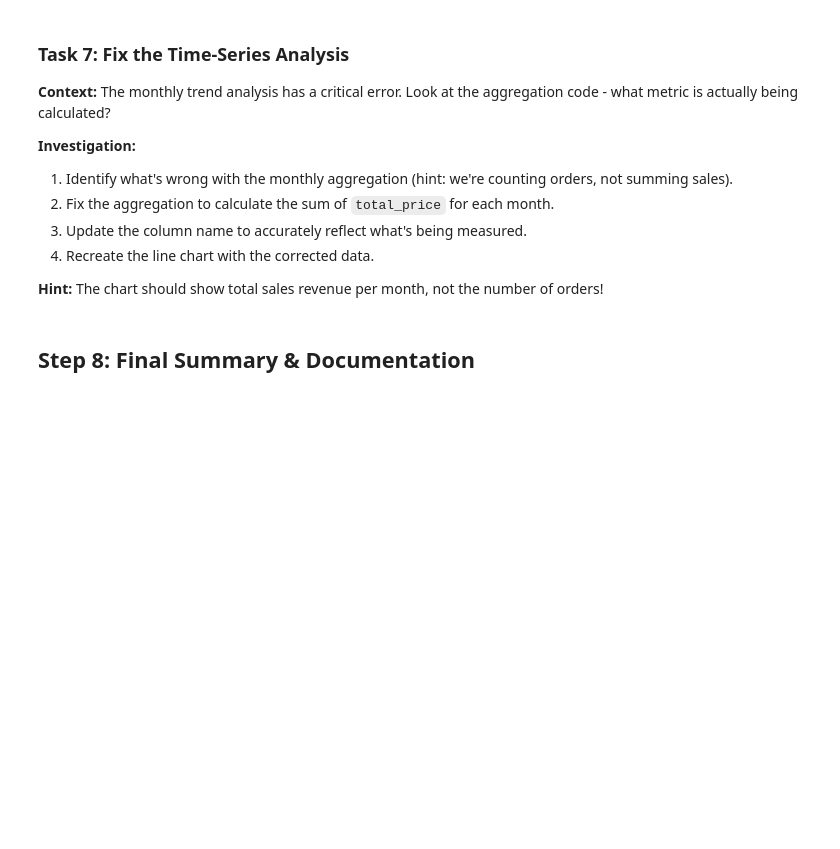
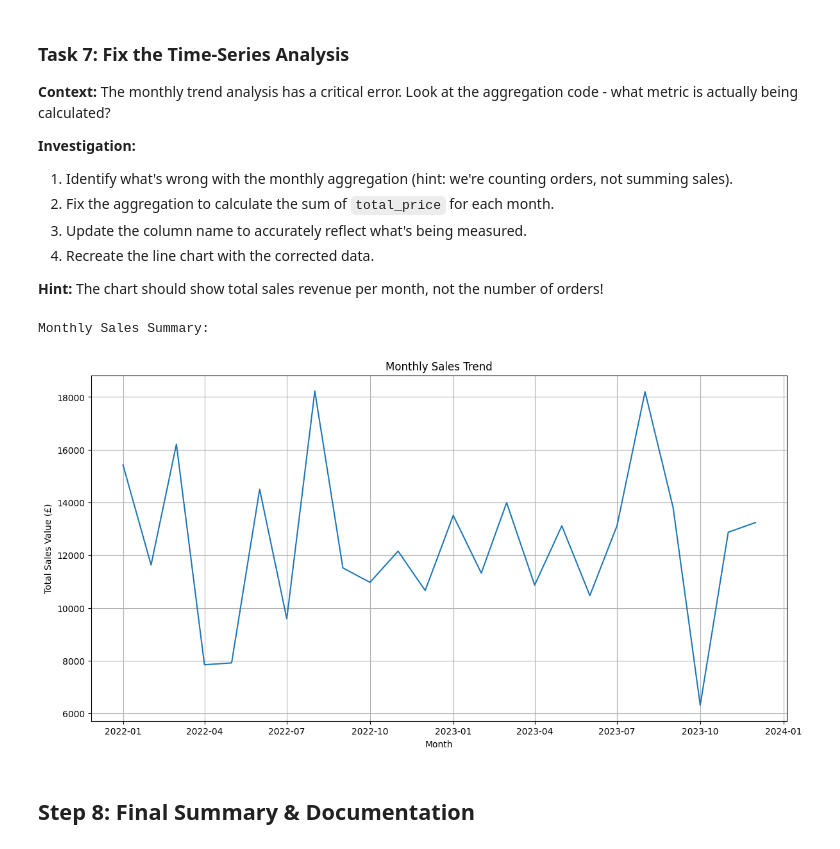
Before and after one commit to JEHOIADAJOSEPH/data-analysis-with-python, a Jupyter notebook: Week_10/Workshop_Week_10_Flawed_Data_Analysis.ipynb, the cells around one changed output. Drawn from its saved outputs; the diff is of its cells as text; code cells hidden in the pictures; blank space fills up the shorter version.

```diff
--- a/Week_10/Workshop_Week_10_Flawed_Data_Analysis.ipynb
+++ b/Week_10/Workshop_Week_10_Flawed_Data_Analysis.ipynb
@@ -409,3 +417,30 @@ plt.show()
+# %%
+# Your code here to fix the time-series analysis
+
+# Change aggregation to sum total sales
+merged_data["order_month"] = merged_data["order_date"].dt.to_period("M")
+monthly_summary = merged_data.groupby("order_month").agg({
+    "total_price": "sum"
+}).reset_index()
+
+# change column name
+monthly_summary.columns = ["Month", "Total Sales Value"]
+monthly_summary["Month"] = monthly_summary["Month"].dt.to_timestamp()
+
+print("Monthly Sales Summary:")
+monthly_summary.head()
+
+# Visualisation
+plt.figure(figsize=(14, 7))
+sns.lineplot(data=monthly_summary, x="Month", y="Total Sales Value")
+plt.title("Monthly Sales Trend")
+plt.xlabel("Month")
+plt.ylabel("Total Sales Value (£)")
+plt.grid(True)
+plt.show()
+# %% [output]
+Monthly Sales Summary:
+[figure, added]
 # %% [markdown]
 ## Step 8: Final Summary & Documentation
 # %% [markdown]
```
Also changed, not shown: parts of 3 cells of this notebook.
